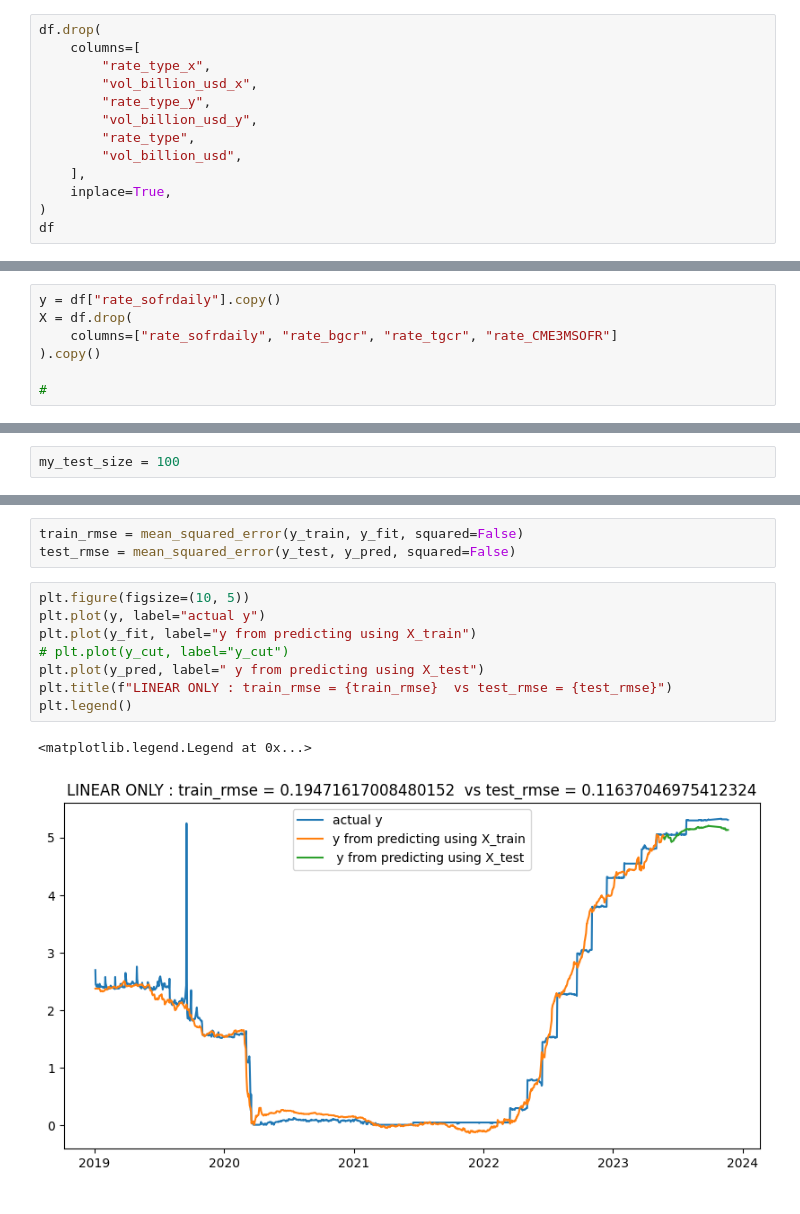
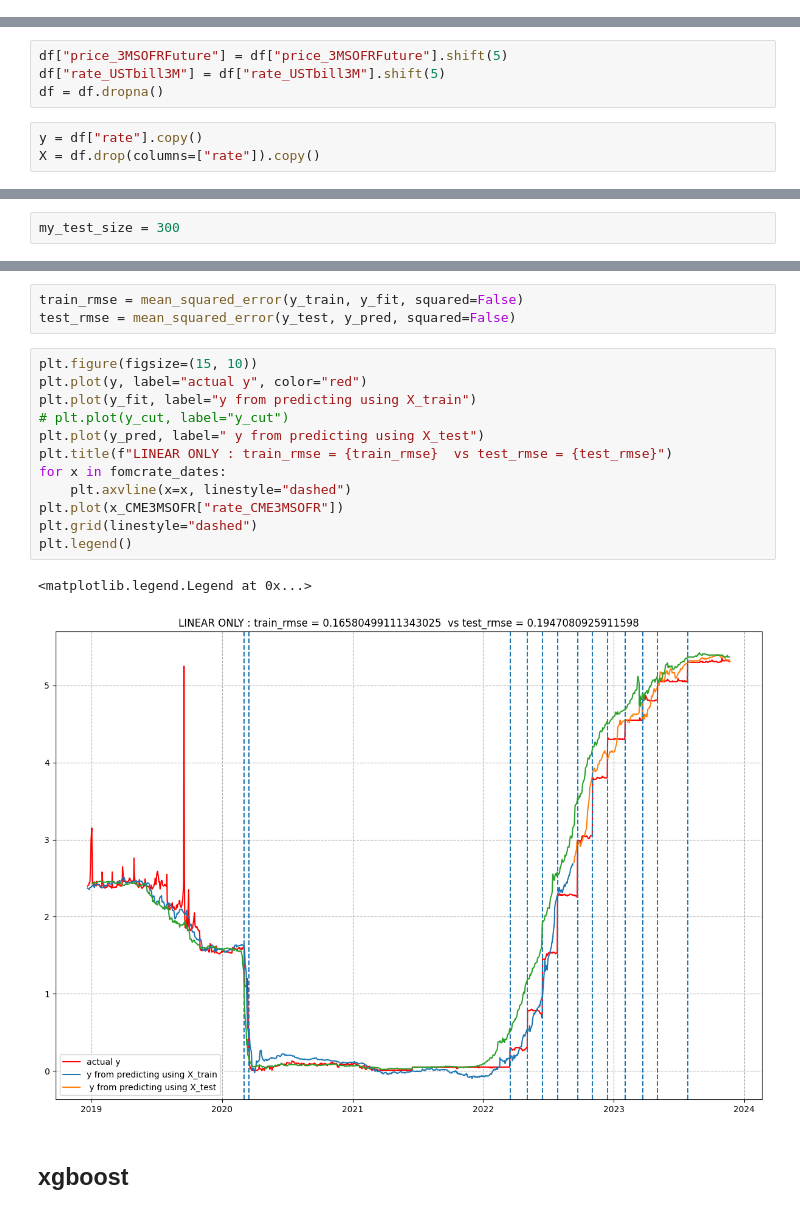
Before and after one commit to kilowiski/qf634_proj, a Jupyter notebook: code/634_fixfeature.ipynb, the cells around one changed output, grey strips where cells are left out. Drawn from its saved outputs; the diff is of its cells as text.

```diff
--- a/code/634_fixfeature.ipynb
+++ b/code/634_fixfeature.ipynb
@@ -277,13 +346,0 @@ df.dropna(inplace=True)
-# %%
-df.drop(
-    columns=[
-        "rate_type_x",
-        "vol_billion_usd_x",
-        "rate_type_y",
-        "vol_billion_usd_y",
-        "rate_type",
-        "vol_billion_usd",
-    ],
-    inplace=True,
-)
-df
@@ -305,10 +347,10 @@ df
+# %%
+df["price_3MSOFRFuture"] = df["price_3MSOFRFuture"].shift(5)
+df["rate_USTbill3M"] = df["rate_USTbill3M"].shift(5)
+df = df.dropna()
 # %%
-y = df["rate_sofrdaily"].copy()
-X = df.drop(
-    columns=["rate_sofrdaily", "rate_bgcr", "rate_tgcr", "rate_CME3MSOFR"]
-).copy()
-
-#
+y = df["rate"].copy()
+X = df.drop(columns=["rate"]).copy()
 # %%
 X.head()
 # %% [output]
@@ -385,7 +420,7 @@ print(vif_results)
 # %% [markdown]
 iseng doang
 # %%
-my_test_size = 100
+my_test_size = 300
 # %%
 X_train, X_test, y_train, y_test = train_test_split(
     X, y, test_size=my_test_size, shuffle=False
@@ -403,13 +438,19 @@ y_pred = pd.Series(
 train_rmse = mean_squared_error(y_train, y_fit, squared=False)
 test_rmse = mean_squared_error(y_test, y_pred, squared=False)
 # %%
-plt.figure(figsize=(10, 5))
-plt.plot(y, label="actual y")
+plt.figure(figsize=(15, 10))
+plt.plot(y, label="actual y", color="red")
 plt.plot(y_fit, label="y from predicting using X_train")
 # plt.plot(y_cut, label="y_cut")
 plt.plot(y_pred, label=" y from predicting using X_test")
 plt.title(f"LINEAR ONLY : train_rmse = {train_rmse}  vs test_rmse = {test_rmse}")
+for x in fomcrate_dates:
+    plt.axvline(x=x, linestyle="dashed")
+plt.plot(x_CME3MSOFR["rate_CME3MSOFR"])
+plt.grid(linestyle="dashed")
 plt.legend()
 # %% [output]
 <matplotlib.legend.Legend at 0x...>
-[figure, old version]
+[figure, new version]
+# %% [markdown]
+## xgboost ##
```
Also changed, not shown: parts of 38 cells of this notebook.
